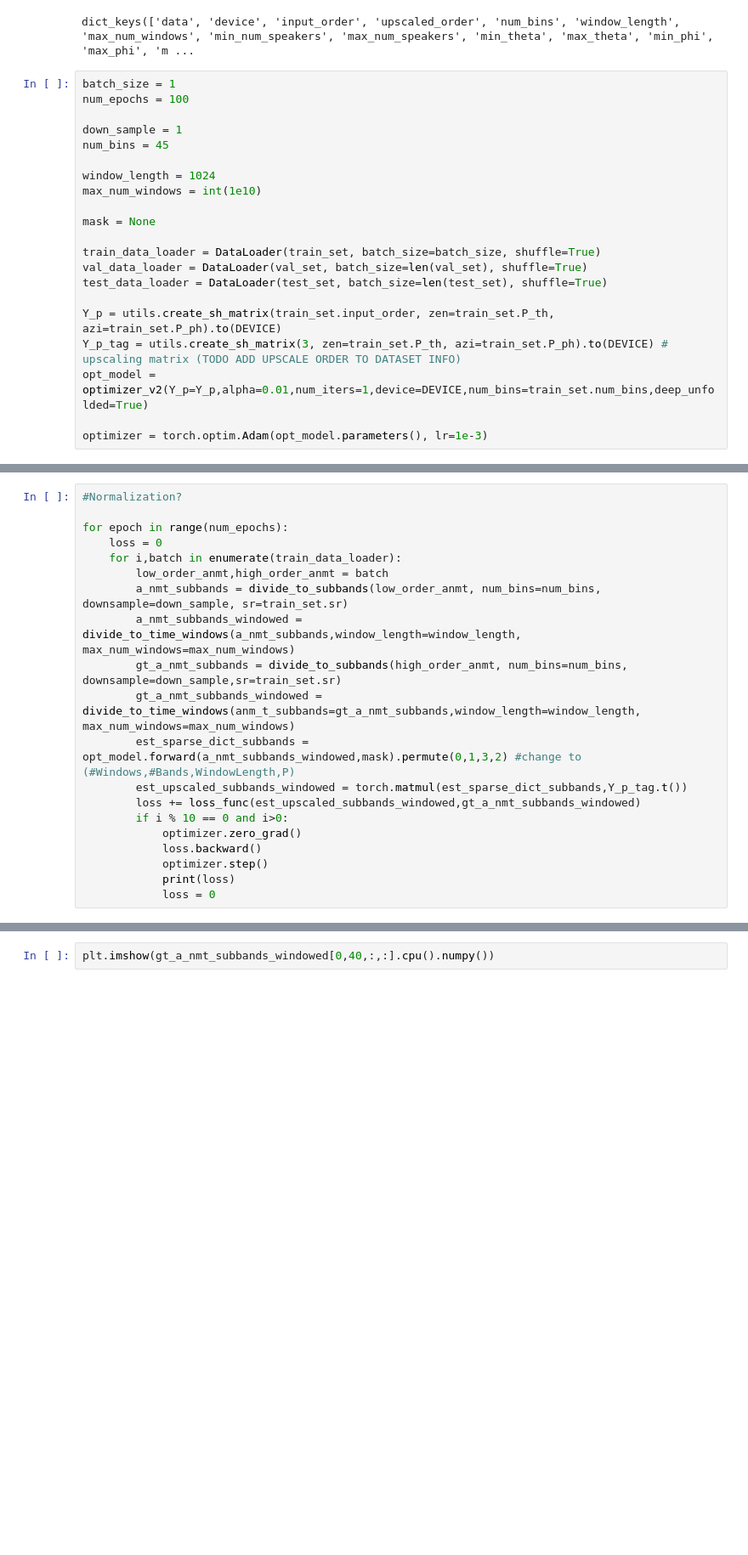
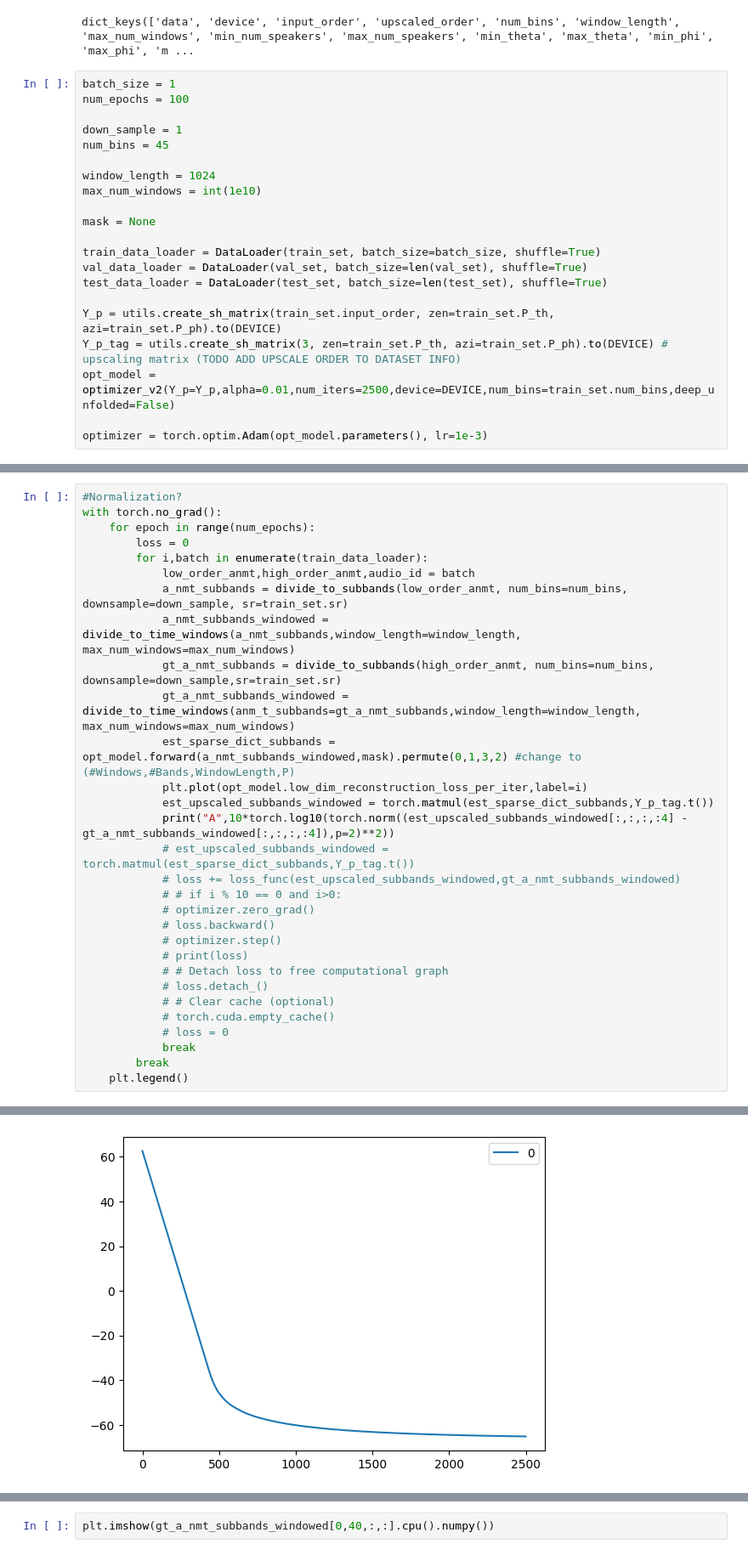
Before and after one commit to Amitmils/AmbisonicUpscaling, a Jupyter notebook: train_optimizer.ipynb, the cells around one changed output, grey strips where cells are left out. Shown at 85% size. Drawn from its saved outputs; the diff is of its cells as text; blank space fills up the shorter version.

```diff
--- a/train_optimizer.ipynb
+++ b/train_optimizer.ipynb
@@ -65,7 +65,7 @@ test_data_loader = DataLoader(test_set, batch_size=len(test_set), shuffle=True)
 
 Y_p = utils.create_sh_matrix(train_set.input_order, zen=train_set.P_th, azi=train_set.P_ph).to(DEVICE)
 Y_p_tag = utils.create_sh_matrix(3, zen=train_set.P_th, azi=train_set.P_ph).to(DEVICE) # upscaling matrix (TODO ADD UPSCALE ORDER TO DATASET INFO)
-opt_model = optimizer_v2(Y_p=Y_p,alpha=0.01,num_iters=1,device=DEVICE,num_bins=train_set.num_bins,deep_unfolded=True)
+opt_model = optimizer_v2(Y_p=Y_p,alpha=0.01,num_iters=2500,device=DEVICE,num_bins=train_set.num_bins,deep_unfolded=False)
 
 optimizer = torch.optim.Adam(opt_model.parameters(), lr=1e-3)
 # %%
@@ -85,21 +85,32 @@ def loss_func(pred,gt):
     return torch.sum((pred_high_order_coeff-gt_high_order_coeff)**2)/pred_high_order_coeff.shape[0] #Normalize by number of windows
 # %%
 #Normalization?
-
-for epoch in range(num_epochs):
-    loss = 0
-    for i,batch in enumerate(train_data_loader):
-        low_order_anmt,high_order_anmt = batch
-        a_nmt_subbands = divide_to_subbands(low_order_anmt, num_bins=num_bins, downsample=down_sample, sr=train_set.sr)
-        a_nmt_subbands_windowed = divide_to_time_windows(a_nmt_subbands,window_length=window_length, max_num_windows=max_num_windows)
-        gt_a_nmt_subbands = divide_to_subbands(high_order_anmt, num_bins=num_bins, downsample=down_sample,sr=train_set.sr)
-        gt_a_nmt_subbands_windowed = divide_to_time_windows(anm_t_subbands=gt_a_nmt_subbands,window_length=window_length, max_num_windows=max_num_windows)
-        est_sparse_dict_subbands = opt_model.forward(a_nmt_subbands_windowed,mask).permute(0,1,3,2) #change to (#Windows,#Bands,WindowLength,P)
-        est_upscaled_subbands_windowed = torch.matmul(est_sparse_dict_subbands,Y_p_tag.t())
-        loss += loss_func(est_upscaled_subbands_windowed,gt_a_nmt_subbands_windowed)
-        if i % 10 == 0 and i>0:
-            optimizer.zero_grad()
-            loss.backward()
-            optimizer.step()
-            print(loss)
-            loss = 0
+with torch.no_grad():
+    for epoch in range(num_epochs):
+        loss = 0
+        for i,batch in enumerate(train_data_loader):
+            low_order_anmt,high_order_anmt,audio_id = batch
+            a_nmt_subbands = divide_to_subbands(low_order_anmt, num_bins=num_bins, downsample=down_sample, sr=train_set.sr)
+            a_nmt_subbands_windowed = divide_to_time_windows(a_nmt_subbands,window_length=window_length, max_num_windows=max_num_windows)
+            gt_a_nmt_subbands = divide_to_subbands(high_order_anmt, num_bins=num_bins, downsample=down_sample,sr=train_set.sr)
+            gt_a_nmt_subbands_windowed = divide_to_time_windows(anm_t_subbands=gt_a_nmt_subbands,window_length=window_length, max_num_windows=max_num_windows)
+            est_sparse_dict_subbands = opt_model.forward(a_nmt_subbands_windowed,mask).permute(0,1,3,2) #change to (#Windows,#Bands,WindowLength,P)
+            plt.plot(opt_model.low_dim_reconstruction_loss_per_iter,label=i)
+            est_upscaled_subbands_windowed = torch.matmul(est_sparse_dict_subbands,Y_p_tag.t())
+            print("A",10*torch.log10(torch.norm((est_upscaled_subbands_windowed[:,:,:,:4] - gt_a_nmt_subbands_windowed[:,:,:,:4]),p=2)**2))
+            # est_upscaled_subbands_windowed = torch.matmul(est_sparse_dict_subbands,Y_p_tag.t())
+            # loss += loss_func(est_upscaled_subbands_windowed,gt_a_nmt_subbands_windowed)
+            # # if i % 10 == 0 and i>0:
+            # optimizer.zero_grad()
+            # loss.backward()
+            # optimizer.step()
+            # print(loss)
+            # # Detach loss to free computational graph
+            # loss.detach_()
+            # # Clear cache (optional)
+            # torch.cuda.empty_cache()
+            # loss = 0
+            break
+        break
+    plt.legend()
+# %% [output]
@@ -105,0 +118 @@ for epoch in range(num_epochs):
+[figure, added]
```
Also changed, not shown: parts of 9 cells of this notebook, 5 other files.
